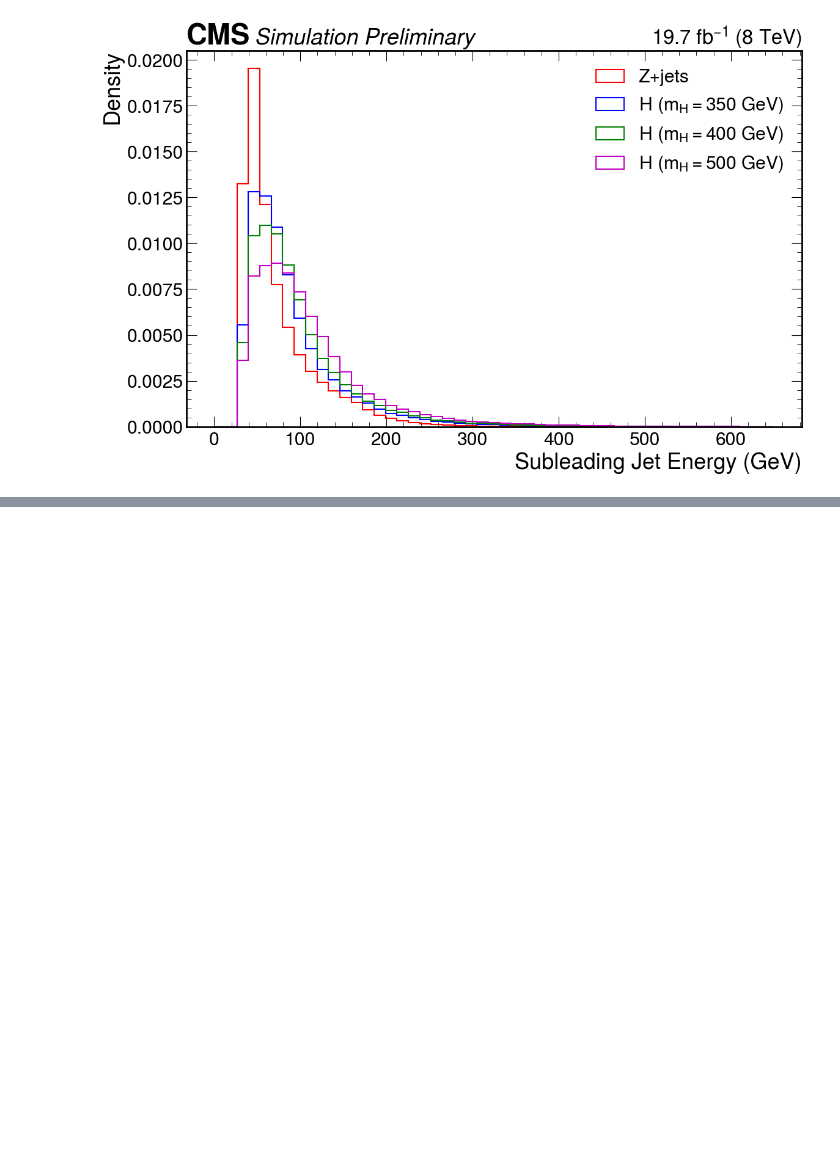
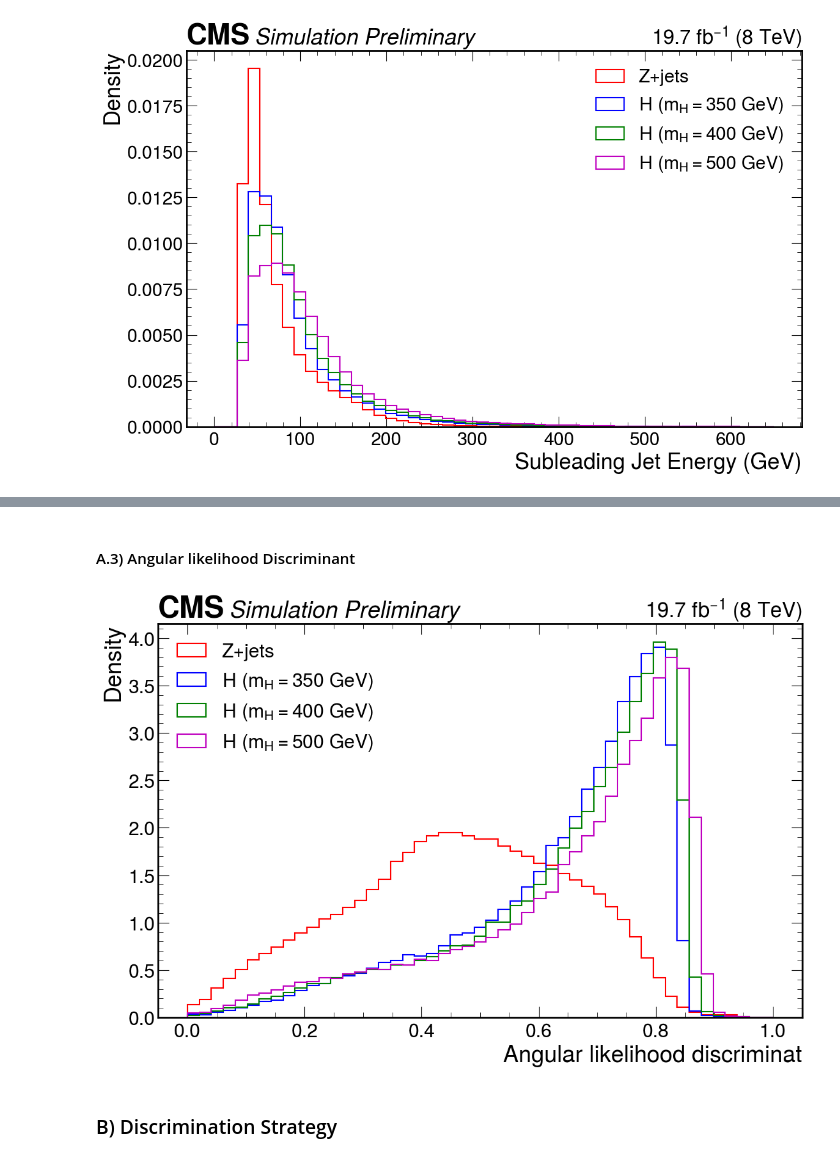
Before and after one commit to Diego-gt-phys/ExP-CMS, a Jupyter notebook: Code/DGT-Higgs2l2j.ipynb, the cells around one changed output, grey strips where cells are left out. Saved outputs shown, nothing was run; the diff lists cells and outputs as text; code cells hidden in the pictures; blank space fills up the shorter version.

```diff
--- a/Code/DGT-Higgs2l2j.ipynb
+++ b/Code/DGT-Higgs2l2j.ipynb
@@ -407,0 +438,15 @@ plt.show()
+# %% [markdown]
+#### A.3) Angular likelihood Discriminant
+# %%
+var = "ld"
+df_name_list = [ZJets, Higgs350, Higgs400, Higgs500]
+lum_df_list = [lumi_zjets, lumi_higgs350, lumi_higgs400, lumi_higgs500]
+label_list = ["Z+jets", "H ($m_H=350$ GeV)", "H ($m_H=400$ GeV)", "H ($m_H=500$ GeV)"]
+x_range = [0, 1]
+bins = 50
+xl = r"Angular likelihood discriminat"
+Compare_Variables(var, df_name_list, lum_df_list, label_list, x_range, bins,xl)
+# %% [output]
+[figure, added]
+# %% [markdown]
+### B) Discrimination Strategy
```
Also changed, not shown: parts of 11 cells of this notebook.
